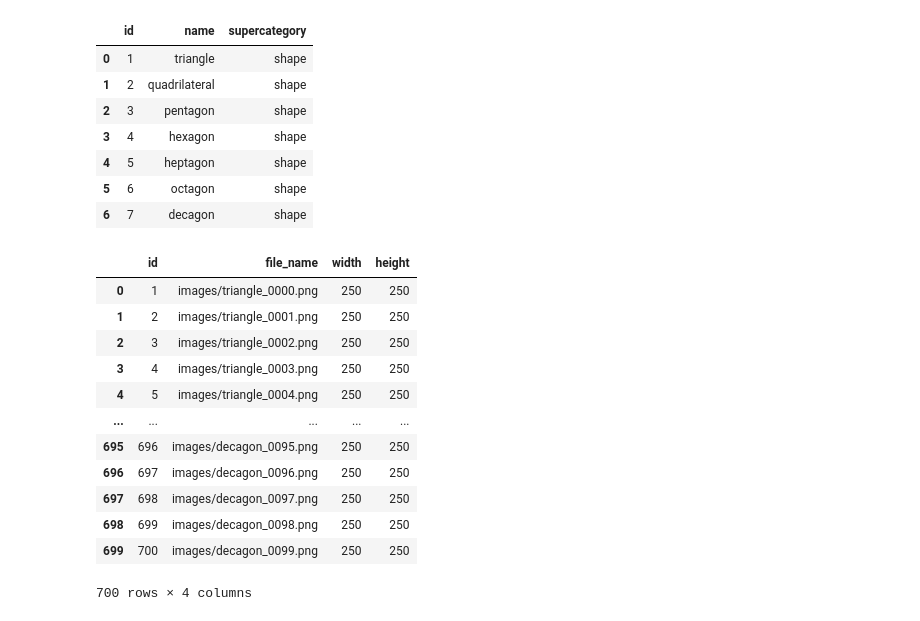
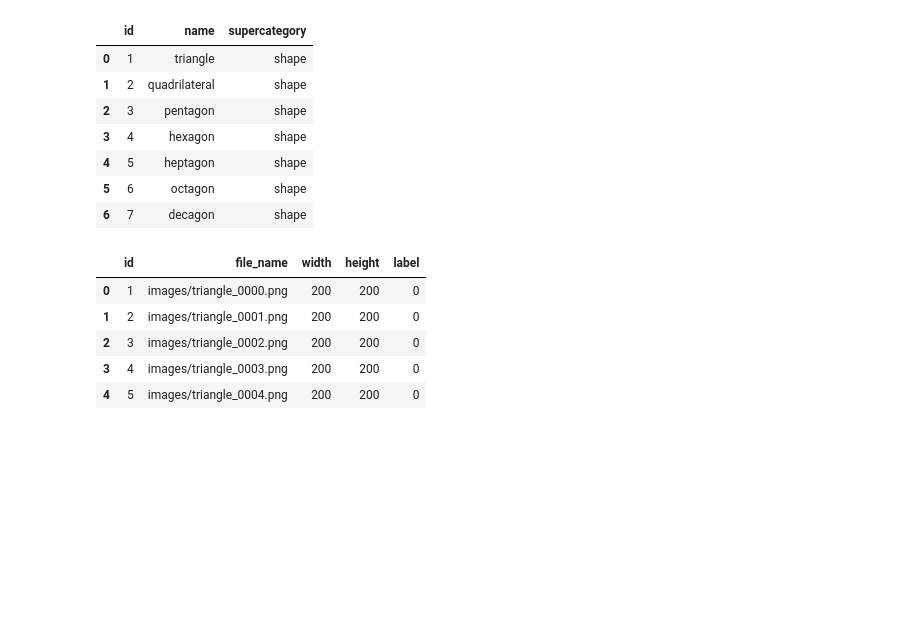
Before and after one commit to vicradon/ml-workspace, a Jupyter notebook: shape_detection/shape_detection.ipynb, the cells around one changed output. Drawn from its saved outputs; the diff is of its cells as text; code cells hidden in the pictures; blank space fills up the shorter version.

Commit message:
Kaggle Notebook | shape_detection | Version 1

```diff
--- a/shape_detection/shape_detection.ipynb
+++ b/shape_detection/shape_detection.ipynb
@@ -13,7 +43,7 @@ from tqdm import tqdm
 import json
 from itertools import islice
 
-with open("./annotations/instances.json", "r") as annotation_data:
+with open("/kaggle/working/annotations/instances.json", "r") as annotation_data:
     content = annotation_data.read()
 
 annotation_data = json.loads(content)
@@ -21,6 +51,39 @@ annotation_data = json.loads(content)
 categories = pd.DataFrame(annotation_data["categories"])
 images = pd.DataFrame(annotation_data["images"])
 annotations = pd.DataFrame(annotation_data["annotations"])
+# %%
+import torch
+from torch.utils.data import Dataset, DataLoader
+from PIL import Image
+import os
+import numpy as np
+
+img_to_label = annotations.groupby("image_id")["category_id"].first()
+images["label"] = images["id"].map(img_to_label)
+
+label_map = {cat_id: i for i, cat_id in enumerate(sorted(images["label"].unique()))}
+images["label"] = images["label"].map(label_map)
+
+class ShapeDataset(Dataset):
+    def __init__(self, df, root_dir):
+        self.df = df.reset_index(drop=True)
+        self.root_dir = root_dir
+
+    def __len__(self):
+        return len(self.df)
+
+    def __getitem__(self, idx):
+        row = self.df.iloc[idx]
+        img_path = os.path.join(self.root_dir, row["file_name"])
+        image = Image.open(img_path).convert("L")
+        image = torch.tensor(np.array(image), dtype=torch.float32) / 255.0
+        image = image.unsqueeze(0)
+        label = torch.tensor(row["label"], dtype=torch.long)
+        return image, label
+
+dataset = ShapeDataset(images, "/kaggle/working")
+
+train_loader = DataLoader(dataset, batch_size=32, shuffle=True, num_workers=2)
 # %%
 categories
 # %% [output]
@@ -33,19 +96,12 @@ categories
 | 5 | 6 | octagon | shape |
 | 6 | 7 | decagon | shape |
 # %%
-images
+images.head()
 # %% [output]
-|  | id | file_name | width | height |
-| 0 | 1 | images/triangle_0000.png | 250 | 250 |
-| 1 | 2 | images/triangle_0001.png | 250 | 250 |
-| 2 | 3 | images/triangle_0002.png | 250 | 250 |
-| 3 | 4 | images/triangle_0003.png | 250 | 250 |
-| 4 | 5 | images/triangle_0004.png | 250 | 250 |
-| ... | ... | ... | ... | ... |
-| 695 | 696 | images/decagon_0095.png | 250 | 250 |
-| 696 | 697 | images/decagon_0096.png | 250 | 250 |
-| 697 | 698 | images/decagon_0097.png | 250 | 250 |
-| 698 | 699 | images/decagon_0098.png | 250 | 250 |
-| 699 | 700 | images/decagon_0099.png | 250 | 250 |
+|  | id | file_name | width | height | label |
+| 0 | 1 | images/triangle_0000.png | 200 | 200 | 0 |
+| 1 | 2 | images/triangle_0001.png | 200 | 200 | 0 |
+| 2 | 3 | images/triangle_0002.png | 200 | 200 | 0 |
+| 3 | 4 | images/triangle_0003.png | 200 | 200 | 0 |
+| 4 | 5 | images/triangle_0004.png | 200 | 200 | 0 |
-700 rows × 4 columns
 # %%
```
Also changed, not shown: parts of 7 cells of this notebook.
